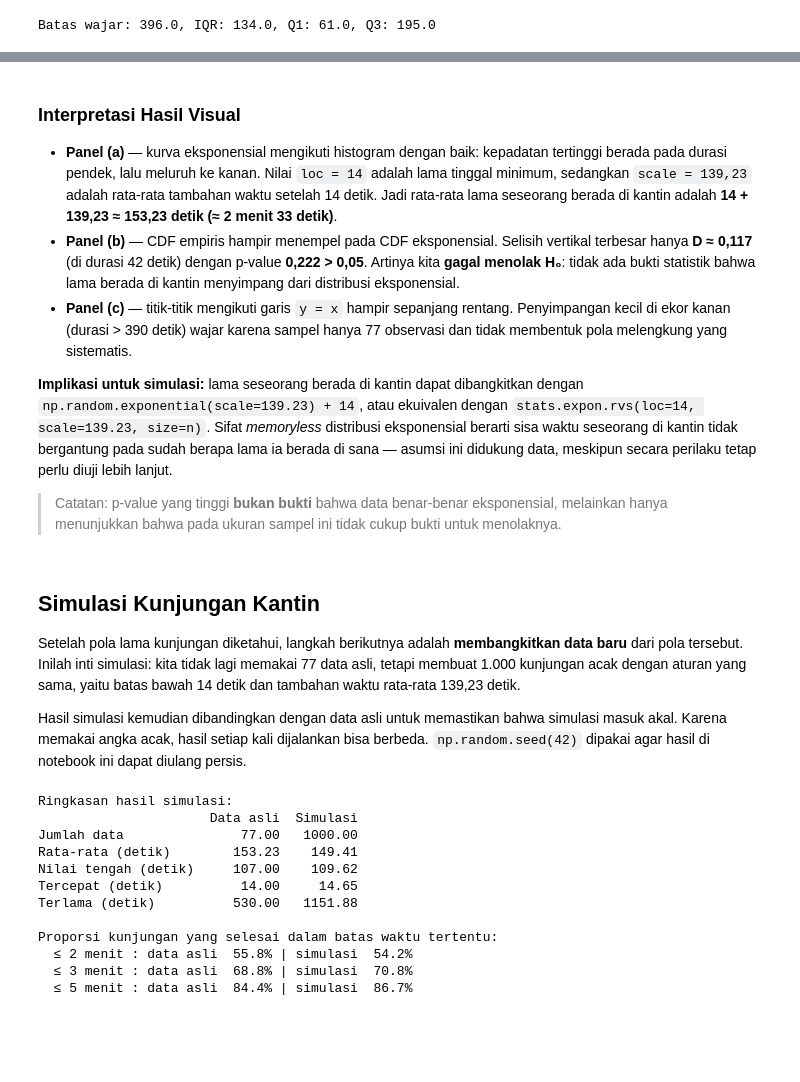
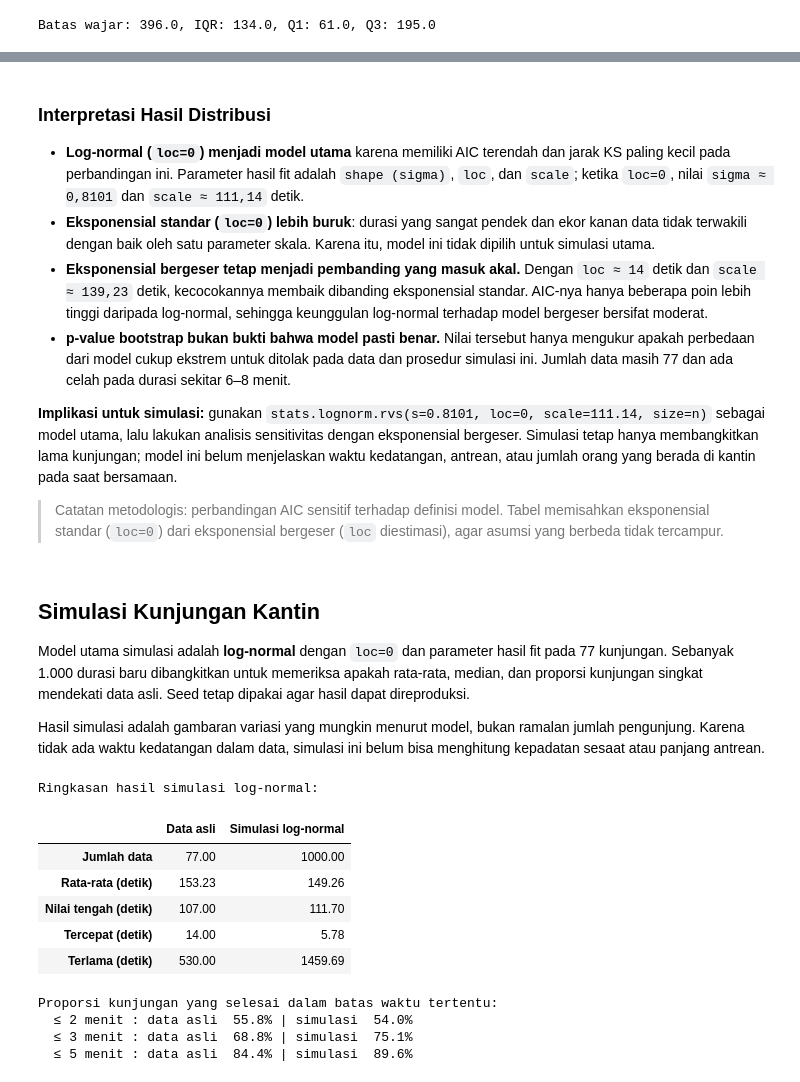
Before and after one commit to Dimassaputra5/KantinFST, a Jupyter notebook: src/simulasi/kantin.ipynb, the cells around one changed output, grey strips where cells are left out. Saved outputs shown, nothing was run; the diff lists cells and outputs as text; code cells hidden in the pictures; blank space fills up the shorter version.

```diff
--- a/src/simulasi/kantin.ipynb
+++ b/src/simulasi/kantin.ipynb
@@ -198,56 +285,55 @@ plt.show()
 # %% [markdown]
-### Interpretasi Hasil Visual
+### Interpretasi Hasil Distribusi
 
-- **Panel (a)** — kurva eksponensial mengikuti histogram dengan baik: kepadatan tertinggi berada pada durasi pendek, lalu meluruh ke kanan. Nilai `loc = 14` adalah lama tinggal minimum, sedangkan `scale = 139,23` adalah rata-rata tambahan waktu setelah 14 detik. Jadi rata-rata lama seseorang berada di kantin adalah **14 + 139,23 ≈ 153,23 detik (≈ 2 menit 33 detik)**.
-- **Panel (b)** — CDF empiris hampir menempel pada CDF eksponensial. Selisih vertikal terbesar hanya **D ≈ 0,117** (di durasi 42 detik) dengan p-value **0,222 > 0,05**. Artinya kita **gagal menolak H₀**: tidak ada bukti statistik bahwa lama berada di kantin menyimpang dari distribusi eksponensial.
-- **Panel (c)** — titik-titik mengikuti garis `y = x` hampir sepanjang rentang. Penyimpangan kecil di ekor kanan (durasi > 390 detik) wajar karena sampel hanya 77 observasi dan tidak membentuk pola melengkung yang sistematis.
+- **Log-normal (`loc=0`) menjadi model utama** karena memiliki AIC terendah dan jarak KS paling kecil pada perbandingan ini. Parameter hasil fit adalah `shape (sigma)`, `loc`, dan `scale`; ketika `loc=0`, nilai `sigma ≈ 0,8101` dan `scale ≈ 111,14` detik.
+- **Eksponensial standar (`loc=0`) lebih buruk**: durasi yang sangat pendek dan ekor kanan data tidak terwakili dengan baik oleh satu parameter skala. Karena itu, model ini tidak dipilih untuk simulasi utama.
+- **Eksponensial bergeser tetap menjadi pembanding yang masuk akal.** Dengan `loc ≈ 14` detik dan `scale ≈ 139,23` detik, kecocokannya membaik dibanding eksponensial standar. AIC-nya hanya beberapa poin lebih tinggi daripada log-normal, sehingga keunggulan log-normal terhadap model bergeser bersifat moderat.
+- **p-value bootstrap bukan bukti bahwa model pasti benar.** Nilai tersebut hanya mengukur apakah perbedaan dari model cukup ekstrem untuk ditolak pada data dan prosedur simulasi ini. Jumlah data masih 77 dan ada celah pada durasi sekitar 6–8 menit.
 
-**Implikasi untuk simulasi:** lama seseorang berada di kantin dapat dibangkitkan dengan `np.random.exponential(scale=139.23) + 14`, atau ekuivalen dengan `stats.expon.rvs(loc=14, scale=139.23, size=n)`. Sifat *memoryless* distribusi eksponensial berarti sisa waktu seseorang di kantin tidak bergantung pada sudah berapa lama ia berada di sana — asumsi ini didukung data, meskipun secara perilaku tetap perlu diuji lebih lanjut.
+**Implikasi untuk simulasi:** gunakan `stats.lognorm.rvs(s=0.8101, loc=0, scale=111.14, size=n)` sebagai model utama, lalu lakukan analisis sensitivitas dengan eksponensial bergeser. Simulasi tetap hanya membangkitkan lama kunjungan; model ini belum menjelaskan waktu kedatangan, antrean, atau jumlah orang yang berada di kantin pada saat bersamaan.
 
-> Catatan: p-value yang tinggi **bukan bukti** bahwa data benar-benar eksponensial, melainkan hanya menunjukkan bahwa pada ukuran sampel ini tidak cukup bukti untuk menolaknya.
+> Catatan metodologis: perbandingan AIC sensitif terhadap definisi model. Tabel memisahkan eksponensial standar (`loc=0`) dari eksponensial bergeser (`loc` diestimasi), agar asumsi yang berbeda tidak tercampur.
 # %% [markdown]
 ## Simulasi Kunjungan Kantin
 
-Setelah pola lama kunjungan diketahui, langkah berikutnya adalah **membangkitkan data baru** dari pola tersebut. Inilah inti simulasi: kita tidak lagi memakai 77 data asli, tetapi membuat 1.000 kunjungan acak dengan aturan yang sama, yaitu batas bawah 14 detik dan tambahan waktu rata-rata 139,23 detik.
+Model utama simulasi adalah **log-normal** dengan `loc=0` dan parameter hasil fit pada 77 kunjungan. Sebanyak 1.000 durasi baru dibangkitkan untuk memeriksa apakah rata-rata, median, dan proporsi kunjungan singkat mendekati data asli. Seed tetap dipakai agar hasil dapat direproduksi.
 
-Hasil simulasi kemudian dibandingkan dengan data asli untuk memastikan bahwa simulasi masuk akal. Karena memakai angka acak, hasil setiap kali dijalankan bisa berbeda. `np.random.seed(42)` dipakai agar hasil di notebook ini dapat diulang persis.
+Hasil simulasi adalah gambaran variasi yang mungkin menurut model, bukan ramalan jumlah pengunjung. Karena tidak ada waktu kedatangan dalam data, simulasi ini belum bisa menghitung kepadatan sesaat atau panjang antrean.
 # %%
-import matplotlib.pyplot as plt
-
-np.random.seed(42)
-
+# Simulasi 1.000 kunjungan dari model log-normal terpilih
 n_sim = 1000
-loc_exp, scale_exp = terbaik["params"]
-
-# Bangkitkan lama kunjungan: batas bawah 14 detik + tambahan acak
-durasi_sim = np.random.exponential(scale=scale_exp, size=n_sim) + loc_exp
+shape_logn, loc_logn, scale_logn = model_lognormal["params"]
+rng_sim = np.random.default_rng(42)
+durasi_sim = stats.lognorm.rvs(
+    s=shape_logn, loc=loc_logn, scale=scale_logn,
+    size=n_sim, random_state=rng_sim
+)
 
 ringkasan = pd.DataFrame({
     "Data asli": [len(df), df["Durasi"].mean(), df["Durasi"].median(),
                   df["Durasi"].min(), df["Durasi"].max()],
-    "Simulasi": [n_sim, durasi_sim.mean(), np.median(durasi_sim),
-                 durasi_sim.min(), durasi_sim.max()],
+    "Simulasi log-normal": [n_sim, durasi_sim.mean(), np.median(durasi_sim),
+                            durasi_sim.min(), durasi_sim.max()],
 }, index=["Jumlah data", "Rata-rata (detik)", "Nilai tengah (detik)",
           "Tercepat (detik)", "Terlama (detik)"])
 
-print("Ringkasan hasil simulasi:")
-print(ringkasan.round(2).to_string())
+print("Ringkasan hasil simulasi log-normal:")
+display(ringkasan.round(2))
 print("\nProporsi kunjungan yang selesai dalam batas waktu tertentu:")
 for batas in (120, 180, 300):
     asli = (df["Durasi"] <= batas).mean() * 100
     sim = (durasi_sim <= batas).mean() * 100
     print(f"  ≤ {batas // 60} menit : data asli {asli:5.1f}% | simulasi {sim:5.1f}%")
 # %% [output]
-Ringkasan hasil simulasi:
-                      Data asli  Simulasi
-Jumlah data               77.00   1000.00
-Rata-rata (detik)        153.23    149.41
-Nilai tengah (detik)     107.00    109.62
-Tercepat (detik)          14.00     14.65
-Terlama (detik)          530.00   1151.88
-
-Proporsi kunjungan yang selesai dalam batas waktu tertentu:
-  ≤ 2 menit : data asli  55.8% | simulasi  54.2%
-  ≤ 3 menit : data asli  68.8% | simulasi  70.8%
-  ≤ 5 menit : data asli  84.4% | simulasi  86.7%
+Ringkasan hasil simulasi log-normal:
+|  | Data asli | Simulasi log-normal |
+| Jumlah data | 77.00 | 1000.00 |
+| Rata-rata (detik) | 153.23 | 149.26 |
+| Nilai tengah (detik) | 107.00 | 111.70 |
+| Tercepat (detik) | 14.00 | 5.78 |
+| Terlama (detik) | 530.00 | 1459.69 |
+Proporsi kunjungan yang selesai dalam batas waktu tertentu:
+  ≤ 2 menit : data asli  55.8% | simulasi  54.0%
+  ≤ 3 menit : data asli  68.8% | simulasi  75.1%
+  ≤ 5 menit : data asli  84.4% | simulasi  89.6%
 # %%
```
Also changed, not shown: parts of 10 cells of this notebook, 2 other files.
